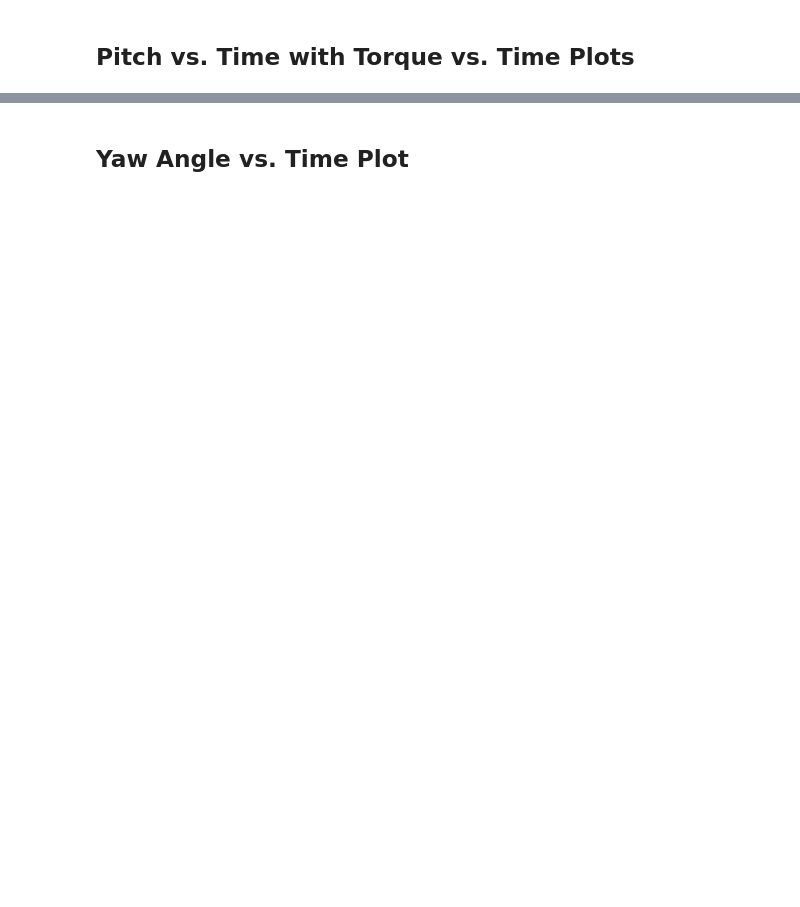
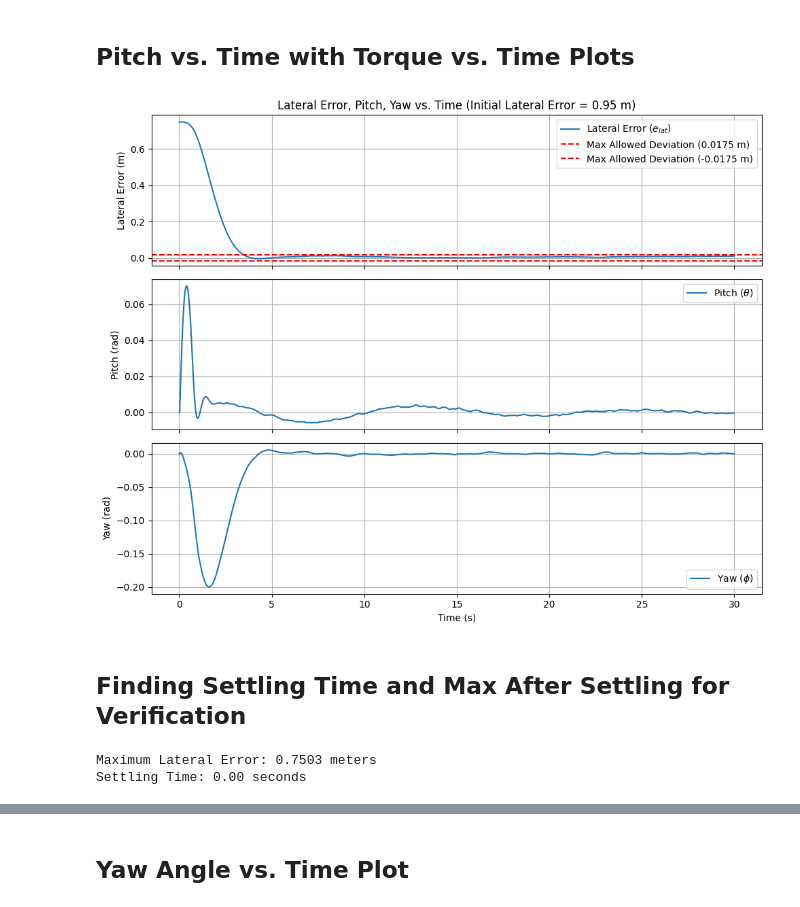
Before and after one commit to Amateja2/ae353-fa24, a Jupyter notebook: 02_Segbot/GenerateResults.ipynb, the cells around one changed output, grey strips where cells are left out. Drawn from its saved outputs; the diff is of its cells as text; code cells hidden in the pictures; blank space fills up the shorter version.

```diff
--- a/02_Segbot/GenerateResults.ipynb
+++ b/02_Segbot/GenerateResults.ipynb
@@ -143,18 +129,14 @@ EigResult(eigenvalues=array([  0.        ,  39.91135971, -39.91135971,   0.
 import numpy as np
 from scipy.linalg import solve_continuous_are
 
-# Convert the symbolic A and B to numpy
-A_eq_num = np.array(A_eq_simplified).astype(np.float64)
-B_eq_num = np.array(B_eq_simplified).astype(np.float64)
-
 # Define the Q and R matrices for LQR
-Q = np.diag([-1, 1, -1, 1, -1, -1])
-R = np.array([[1, 2], [2, 1]])
+Q = np.diag([5, 2, 2, 600, 10, 5])
+R = np.array([[1, 0], [0, 1]])
 
 # Solve for gain matrix
-P = solve_continuous_are(A_eq_num, B_eq_num, Q, R)
+P = solve_continuous_are(A_num, B_num, Q, R)
 
 #Calculate the LQR gain matrix K
-K = np.linalg.inv(R) @ B_eq_num.T @ P
+K = np.linalg.inv(R) @ B_num.T @ P
 K
 # %% [output]
@@ -261,2 +257,47 @@ Termination command detected. Terminating keyboard listener. Goodbye
 # %% [markdown]
 ## Pitch vs. Time with Torque vs. Time Plots
+# %%
+fig, ax = plt.subplots(3, 1, figsize=(10, 8), sharex=True)
+# Simulation time settings
+
+# Plot lateral error
+ax[0].set_title("Lateral Error, Pitch, Yaw vs. Time (Initial Lateral Error = 0.95 m)")
+ax[0].plot(data['time'], data['e_lat'], label='Lateral Error ($e_{lat}$)')
+ax[0].axhline(0.0175, color='r', linestyle='--', label='Max Allowed Deviation (0.0175 m)')
+ax[0].axhline(-0.0175, color='r', linestyle='--', label='Max Allowed Deviation (-0.0175 m)')
+ax[0].set_ylabel('Lateral Error (m)')
+ax[0].legend()
+ax[0].grid(True)
+
+# Plot pitch angle|
+ax[1].plot(data['time'], data['theta'], label='Pitch ($\\theta$)')
+ax[1].set_ylabel('Pitch (rad)')
+ax[1].legend()
+ax[1].grid(True)
+
+# Plot yaw angle
+
+ax[2].plot(data['time'], data['phi'], label='Yaw ($\\phi$)')
+ax[2].set_ylabel('Yaw (rad)')
+ax[2].set_xlabel('Time (s)')
+ax[2].legend()
+ax[2].grid(True)
+
+# Show the plots
+plt.tight_layout()
+plt.show()
+# %% [output]
+[figure, added]
+# %% [markdown]
+## Finding Settling Time and Max After Settling for Verification
+# %%
+max_lateral_error = np.max(np.abs(data["e_lat"]))
+print(f"Maximum Lateral Error: {max_lateral_error:.4f} meters")
+
+threshold = 0.0175  # Maximum allowable lateral error
+settling_time_index = np.argmax(10 <= threshold)  # Find the first time it stays within 0.02m
+settling_time = data["time"][settling_time_index]
+print(f"Settling Time: {settling_time:.2f} seconds")
+# %% [output]
+Maximum Lateral Error: 0.7503 meters
+Settling Time: 0.00 seconds
```
Also changed, not shown: parts of 23 cells of this notebook, 1 other file.
